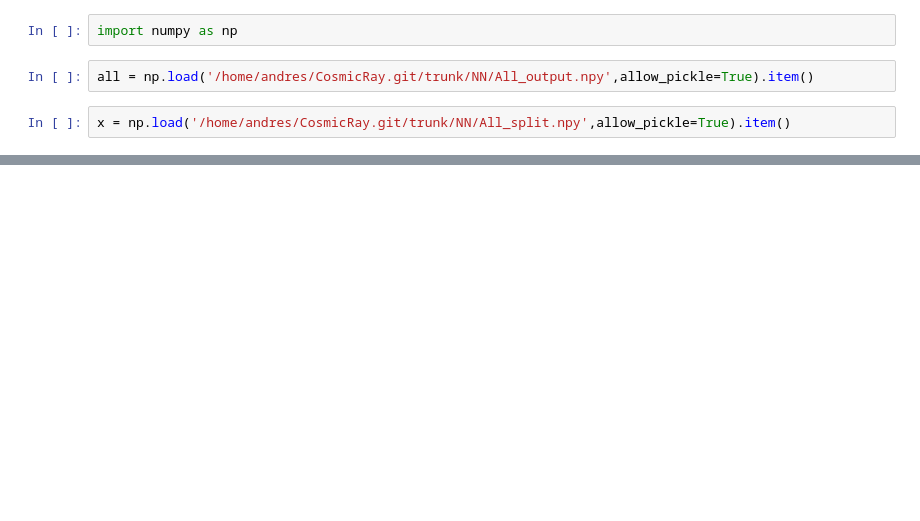
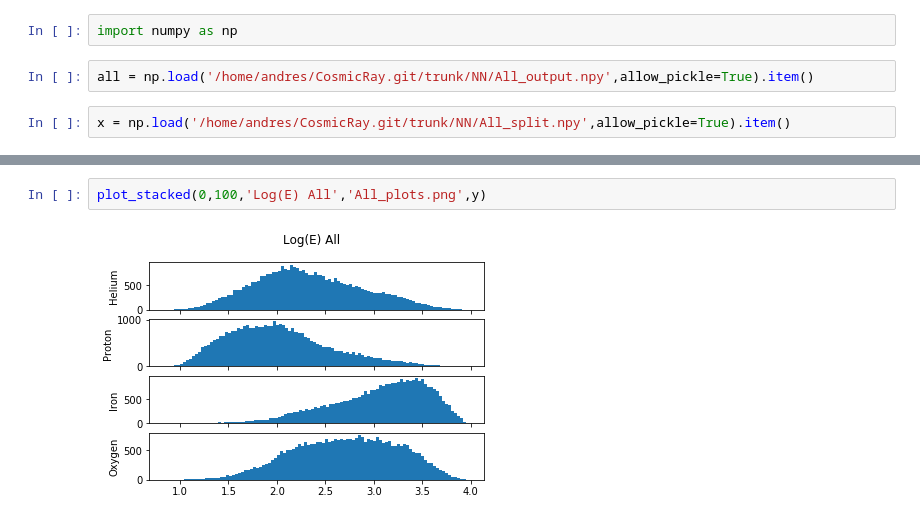
Before and after one commit to andyPhysics/CosmicRay, a Jupyter notebook: ipython/All.ipynb, the cells around one changed output, grey strips where cells are left out. Saved outputs shown, nothing was run; the diff lists cells and outputs as text; blank space fills up the shorter version.

```diff
--- a/ipython/All.ipynb
+++ b/ipython/All.ipynb
@@ -76,0 +65,4 @@ plt.savefig('binned_all_mass.png')
+# %%
+plot_stacked(0,100,'Log(E) All','All_plots.png',y)
+# %% [output]
+[figure, added]
```
Also changed, not shown: parts of 16 cells of this notebook, 8 other files.
